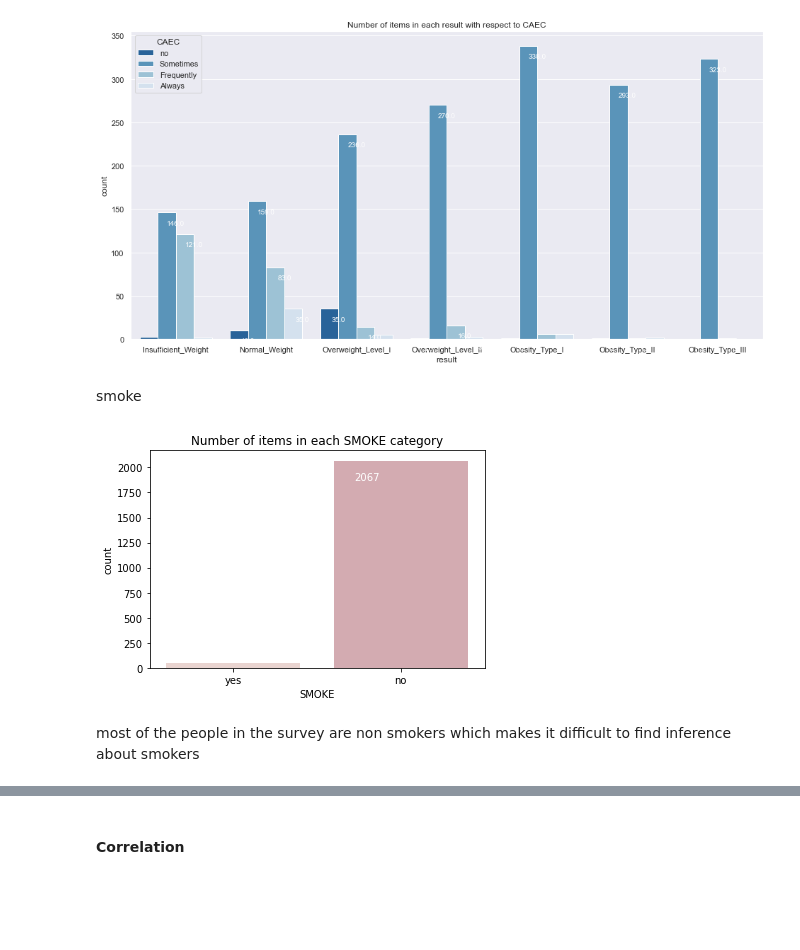
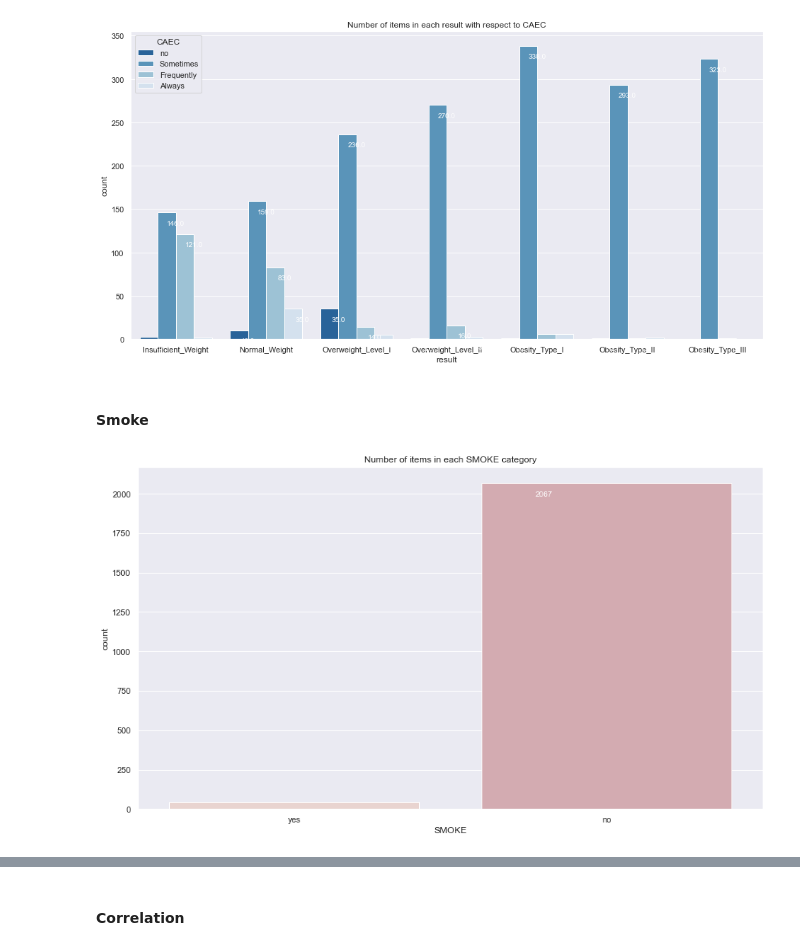
Before and after one commit to SanketAgwl/Obesity-Prediction-Data-Science, a Jupyter notebook: project.ipynb, the cells around one changed output, grey strips where cells are left out. Cells and saved outputs as stored; diff of their text form; code cells hidden in the pictures; blank space fills up the shorter version.

```diff
--- a/project.ipynb
+++ b/project.ipynb
@@ -289,11 +289,10 @@ cross_plot(df, "result", "CAEC", weight_order, hue_order= ["no", "Sometimes", "F
 [figure]
 # %%
 # utk sanchit codes below
-# %% [markdown]
-smoke
+# %% [markdown]
+#### Smoke
 # %%
+sns.set(rc={'figure.figsize':(14.7,8.27)})
 count_values(df,"SMOKE",["yes","no"])
 # %% [output]
-[figure, old version]
+[figure, new version]
-# %% [markdown]
-most of the people in the survey are non smokers which makes it difficult to find inference about smokers
```
Also changed, not shown: parts of 48 cells of this notebook.
